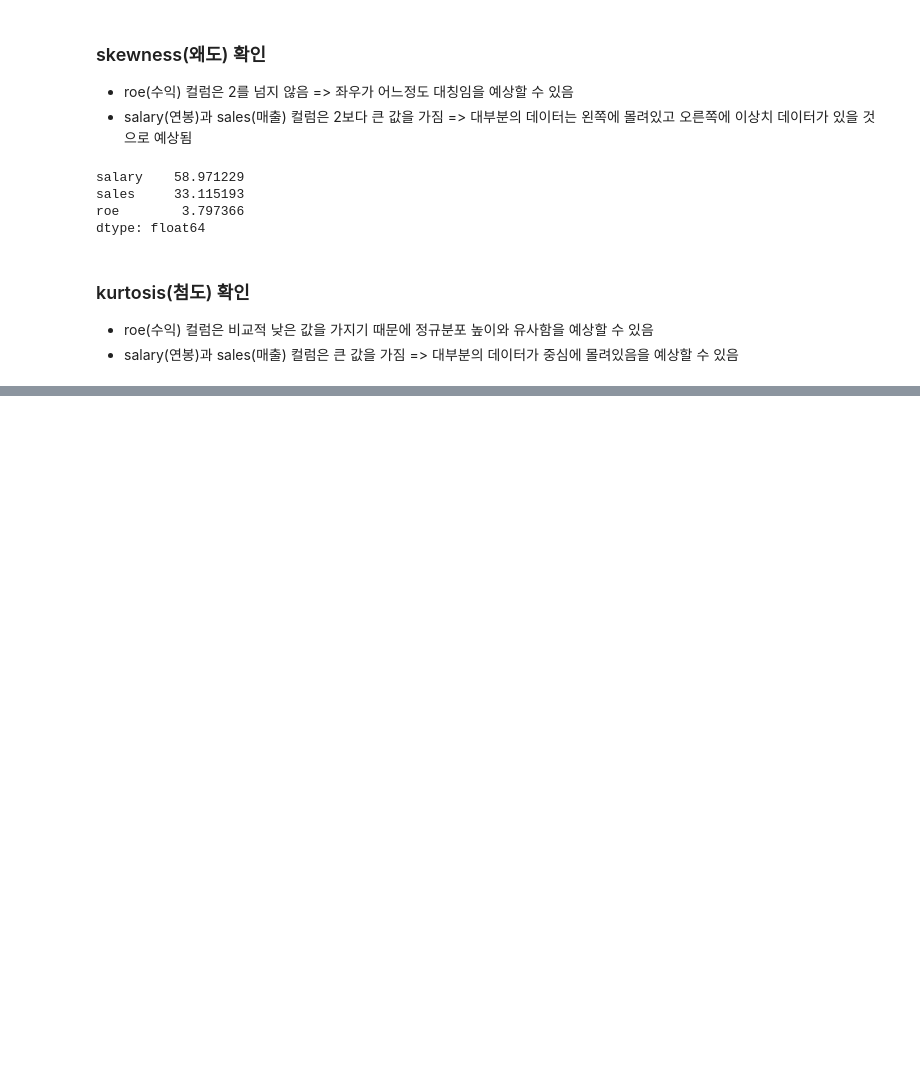
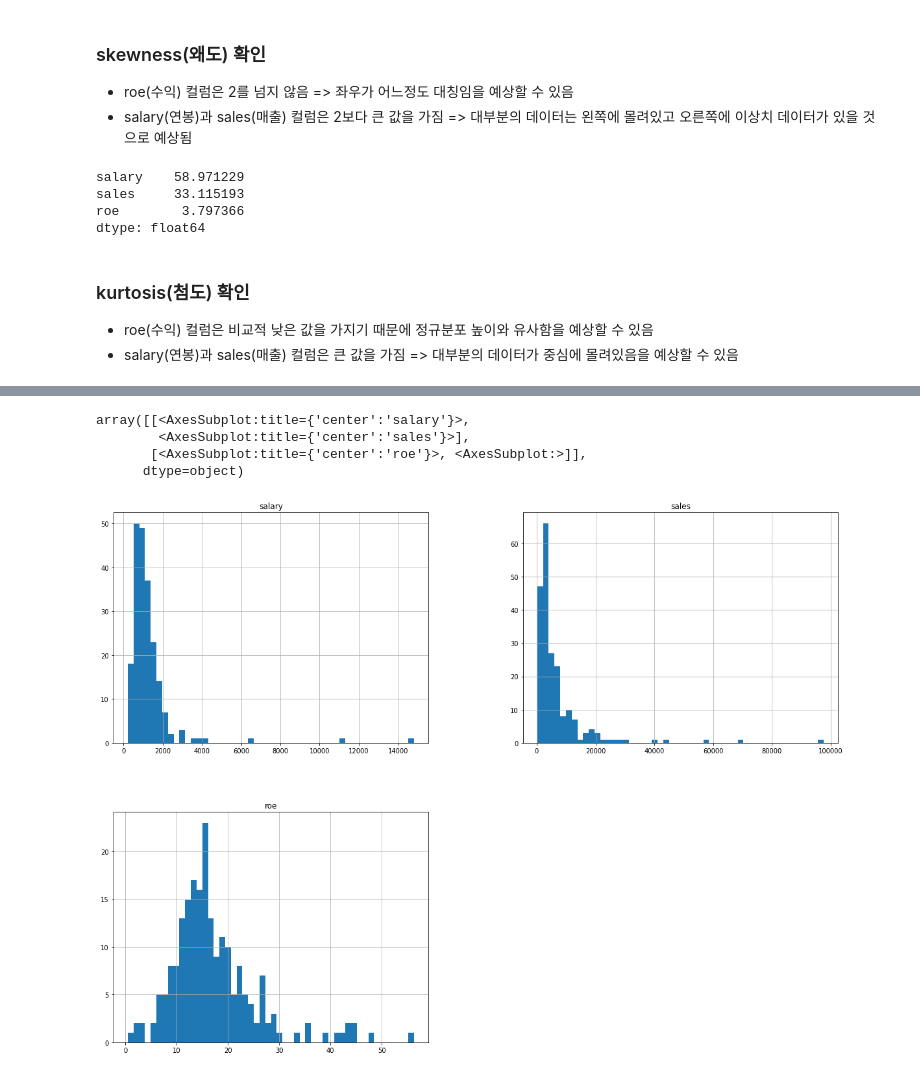
Before and after one commit to sucream/Bigdata-Analysis-Engineer-Note, a Jupyter notebook: 02.DataPreprocessing.ipynb, the cells around one changed output, grey strips where cells are left out. Saved outputs shown, nothing was run; the diff lists cells and outputs as text; code cells hidden in the pictures; blank space fills up the shorter version.

```diff
--- a/02.DataPreprocessing.ipynb
+++ b/02.DataPreprocessing.ipynb
@@ -144,0 +172,9 @@ dtype: float64
+# %%
+# 모든 데이터
+data.hist(bins=50, figsize=(20,15))
+# %% [output]
+array([[<AxesSubplot:title={'center':'salary'}>,
+        <AxesSubplot:title={'center':'sales'}>],
+       [<AxesSubplot:title={'center':'roe'}>, <AxesSubplot:>]],
+      dtype=object)
+[figure, added]
```
Also changed, not shown: parts of 56 cells of this notebook, 2 other files.
